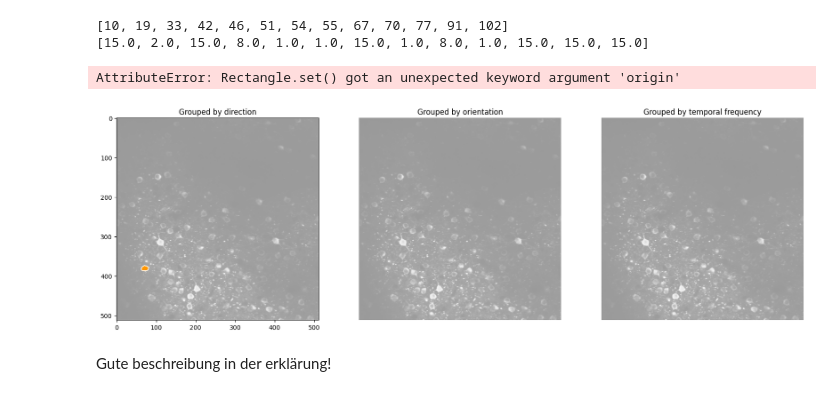
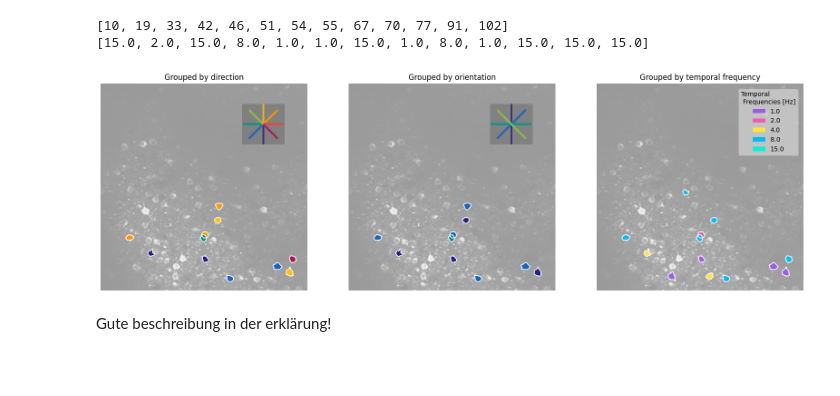
Before and after one commit to weygoldt/neuraldatascience, a Jupyter notebook: notebooks/practical01.ipynb, the cells around one changed output. Drawn from its saved outputs; the diff is of its cells as text; code cells hidden in the pictures; blank space fills up the shorter version.

Commit message:
finishing final plot

```diff
--- a/notebooks/practical01.ipynb
+++ b/notebooks/practical01.ipynb
@@ -1076,6 +1077,7 @@ ax1.set_title("Grouped by direction")
 ax2.set_title("Grouped by orientation")
 ax3.set_title("Grouped by temporal frequency")
 
+ax1.axis("off")
 ax2.axis("off")
 ax3.axis("off")
 
@@ -1104,20 +1106,30 @@ for roi in rois_sig_direction:
         linewidths=0.5,
     )
     # ad patches to the imshow with the color of the direction
+    rpoint = (402.5, 100)
     P = [
         mp.Rectangle(
-            (400, 0),
+            (rpoint[0] - 2.5, rpoint[1]),
             5,
             50,
             facecolor=color_directions[:-1][i],
             edgecolor="none",
             angle=orientations[~np.isnan(orientations)][i],
-            rotation_point="xy",
+            rotation_point=rpoint,
         )
         for i in range(8)
     ]
     for i in range(8):
         ax1.add_patch(P[i])
+    patch_benethe = mp.Rectangle(
+        (rpoint[0] - 52.5, rpoint[1] - 50),
+        105,
+        100,
+        facecolor="gray",
+        edgecolor="none",
+        alpha=0.2,
+    )
+    ax1.add_patch(patch_benethe)
 
     matplotlib.colormaps.unregister("coustom")
 
@@ -1141,38 +1153,78 @@ for roi in rois_sig_orientation:
         colors="white",
         linewidths=0.5,
     )
+    # ad patches to the imshow with the color of the direction
+    rpoint = (402.5, 100)
+    P = [
+        mp.Rectangle(
+            (rpoint[0] - 2.5, 50),
+            5,
+            100,
+            facecolor=color_orientations[i],
+            edgecolor="none",
+            angle=orientations[~np.isnan(orientations)][i],
+            rotation_point="center",
+        )
+        for i in range(4)
+    ]
+    for i in range(4):
+        ax2.add_patch(P[i])
+    patch_benethe = mp.Rectangle(
+        (rpoint[0] - 52.5, rpoint[1] - rpoint[1] / 2),
+        105,
+        100,
+        facecolor="gray",
+        edgecolor="none",
+        alpha=0.2,
+    )
+    ax2.add_patch(patch_benethe)
     matplotlib.colormaps.unregister("coustom")
 
 # Plot all ROIs that are significant for temporal frequency
 freq_index = np.zeros(len(freq_temp_sig))
 for i, freq in enumerate(np.unique(freq_temp_sig)):
     freq_index[freq_temp_sig == freq] = i
 freq_index = np.asarray(freq_index, dtype=int)
 
 for roi in np.unique(rois_temp_freq_sig):
     matrix = np.zeros((data["roi_masks"].shape[1], data["roi_masks"].shape[2]))
     x, y = np.where(data["roi_masks"][roi, :, :] != 0)
     matrix[x, y] = 1
 
     color_array = [
         "#00000000",
         color_temporal_frequencies[freq_index[rois_temp_freq_sig == roi][0]],
     ]
     map_object = LinearSegmentedColormap.from_list(name="coustom", colors=color_array)
     matplotlib.colormaps.register(cmap=map_object)
 
     ax3.imshow(matrix, alpha=1, cmap="coustom", vmin=0, vmax=1)
     ax3.contour(
         matrix,
         colors="white",
         linewidths=0.5,
     )
     matplotlib.colormaps.unregister("coustom")
-
+freq_temp_patches = [
+    mp.Rectangle(
+        (0, 0),
+        1,
+        1,
+        fc=color_temporal_frequencies[i],
+    )
+    for i in range(len(color_temporal_frequencies))
+]
+ax3.legend(
+    freq_temp_patches,
+    temporal_frequencies,
+    loc="upper right",
+    bbox_to_anchor=(0.99, 0.99),
+    title="Temporal\n Frequencies [Hz]",
+    framealpha=0.4,
+)
 plt.show()
 # %% [output]
-AttributeError: Rectangle.set() got an unexpected keyword argument 'origin'
-[figure, old version]
+[figure, new version]
 # %% [markdown]
 Gute beschreibung in der erklärung!
 # %% [markdown]
```
Also changed, not shown: parts of 10 cells of this notebook.
